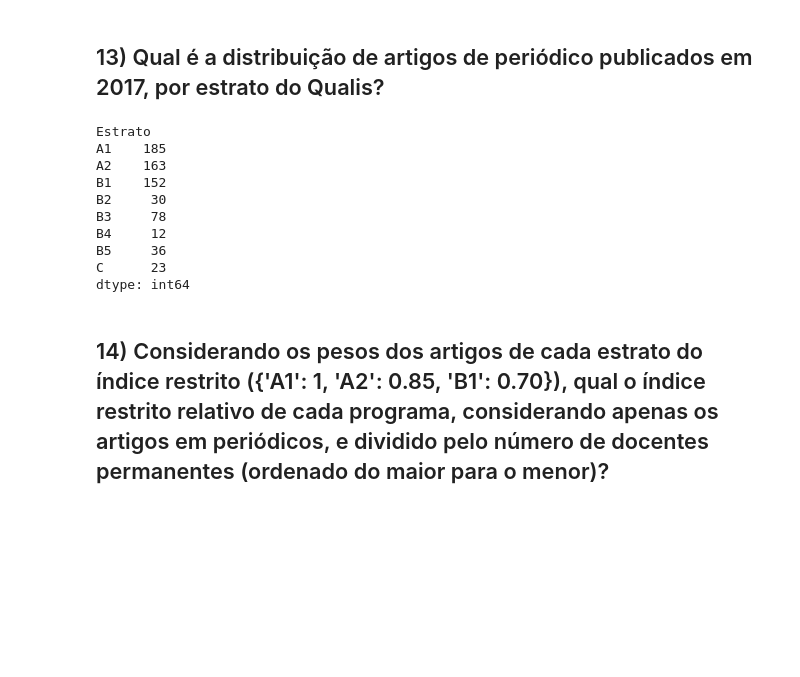
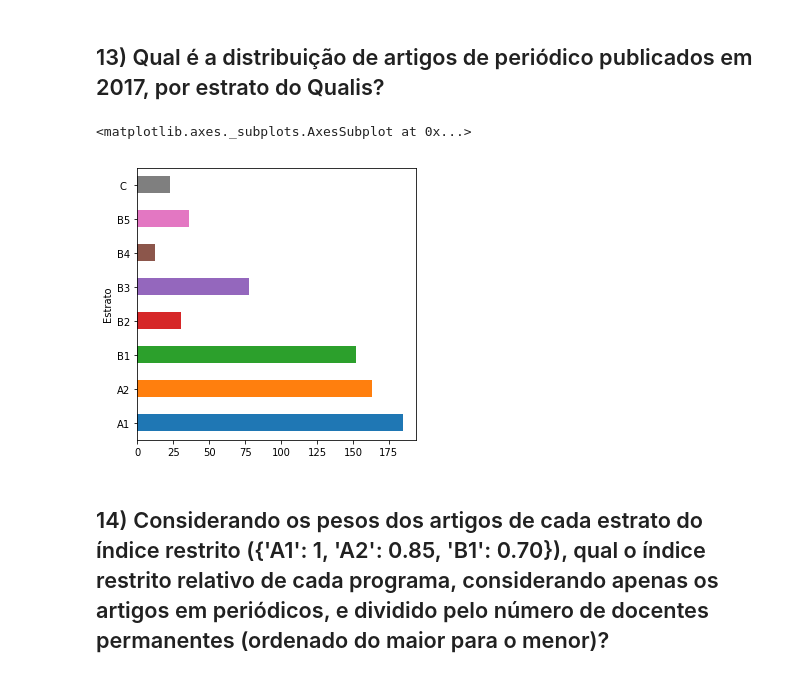
Before and after one commit to leotok/INF1032, a Jupyter notebook: T1-1.ipynb, the cells around one changed output. Saved outputs shown, nothing was run; the diff lists cells and outputs as text; code cells hidden in the pictures; blank space fills up the shorter version.

```diff
--- a/T1-1.ipynb
+++ b/T1-1.ipynb
@@ -324,26 +322,16 @@ print(1731/2255)
 # %%
 qualisRaw  = pd.read_excel('2018-05-02/Qualis CC 2013-2016.xlsx')
 qualis = qualisRaw
-#qualis_estrato = qualis.groupby('Estrato').size()
-#display(qualis_estrato)
 
 producao_artigo = producao.loc[producao['subtipo'] == 'ARTIGO EM PERIÓDICO', producao.columns]
 producao_artigo.rename(columns={'issn':'ISSN'}, inplace=True)
 
 pq = pd.merge(producao_artigo, qualis, how='inner', on='ISSN')
 pq_estrato = pq.groupby('Estrato').size()
-display(pq_estrato)
+display(pq_estrato.plot.barh(figsize=(5,5)))
 # %% [output]
-Estrato
-A1    185
-A2    163
-B1    152
-B2     30
-B3     78
-B4     12
-B5     36
-C      23
-dtype: int64
+<matplotlib.axes._subplots.AxesSubplot at 0x...>
+[figure, added]
 # %% [markdown]
 ## 14) Considerando os pesos dos artigos de cada estrato do índice restrito ({'A1': 1, 'A2': 0.85, 'B1': 0.70}),  qual o índice restrito relativo de cada programa, considerando apenas os artigos em periódicos, e dividido pelo número de docentes permanentes (ordenado do maior para o menor)?
 # %%
```
Also changed, not shown: parts of 15 cells of this notebook.
